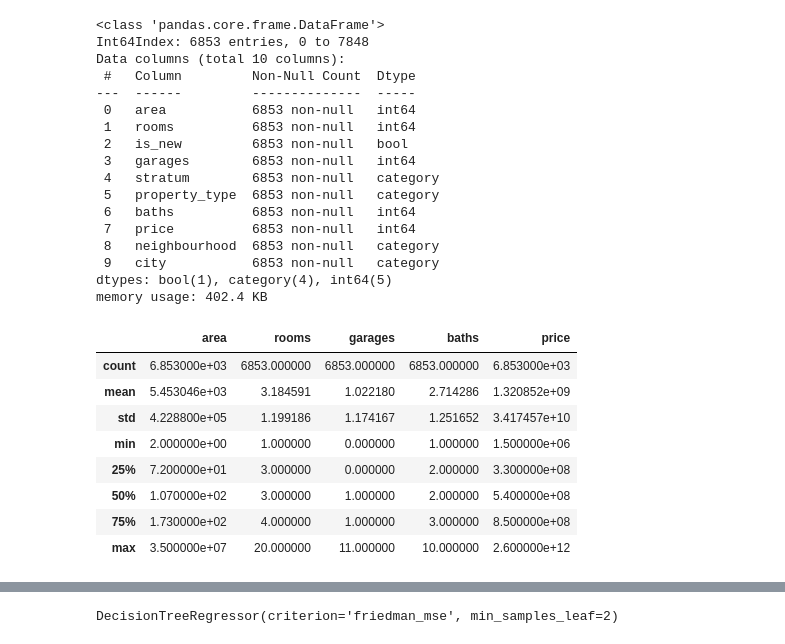
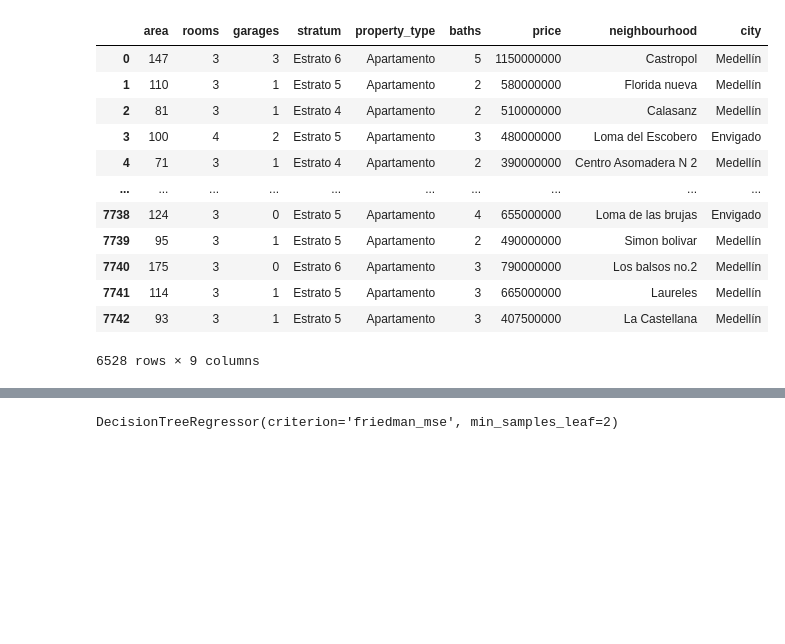
Before and after one commit to samuelperezh/propyapp-app-tic1, a Jupyter notebook: models.ipynb, the cells around one changed output, grey strips where cells are left out. Drawn from its saved outputs; the diff is of its cells as text; code cells hidden in the pictures; blank space fills up the shorter version.

Commit message:
Refinamiento del scraper y EDA
Se corrigieron ciertos aspectos en la preparación de los datos para los modelos

```diff
--- a/models.ipynb
+++ b/models.ipynb
@@ -49,43 +6,35 @@ data['garages'] = data['garages'].replace('Más de 10', '11')
 # %%
-#Corrección de variables
+#Cargamos los datos
+data = pd.read_csv("data/medellin.csv")
+
+data = data.drop(columns=['is_new','property_id','min_price','company_name','client_type','latitude','longitude','zone'])
+data = data[(data.property_type == 'Casa')|(data.property_type == 'Apartamento')]
+data = data[data['rooms'] != 'Sin especificar']
+data = data[data['baths'] != 'Sin especificar']
+data['garages'] = data['garages'].replace('Sin especificar', 0)
+data['garages'] = data['garages'].replace('Más de 10', 11)
 data['area']=data['area'].astype('int64')
 data['rooms']=data['rooms'].astype('int64')
 data['garages']=data['garages'].astype('int64')
 data['property_type']=data['property_type'].astype('category')
 data['stratum']=data['stratum'].astype('category')
 data['baths']=data['baths'].astype('int64')
 data['price']=data['price'].astype('int64')
 data['neighbourhood']=data['neighbourhood'].astype('category')
 data['city']=data['city'].astype('category')
 
-data.info()
+data
 # %% [output]
+|  | area | rooms | garages | stratum | property_type | baths | price | neighbourhood | city |
+| 0 | 147 | 3 | 3 | Estrato 6 | Apartamento | 5 | 1150000000 | Castropol | Medellín |
+| 1 | 110 | 3 | 1 | Estrato 5 | Apartamento | 2 | 580000000 | Florida nueva | Medellín |
+| 2 | 81 | 3 | 1 | Estrato 4 | Apartamento | 2 | 510000000 | Calasanz | Medellín |
+| 3 | 100 | 4 | 2 | Estrato 5 | Apartamento | 3 | 480000000 | Loma del Escobero | Envigado |
+| 4 | 71 | 3 | 1 | Estrato 4 | Apartamento | 2 | 390000000 | Centro Asomadera N 2 | Medellín |
+| ... | ... | ... | ... | ... | ... | ... | ... | ... | ... |
+| 7738 | 124 | 3 | 0 | Estrato 5 | Apartamento | 4 | 655000000 | Loma de las brujas | Envigado |
+| 7739 | 95 | 3 | 1 | Estrato 5 | Apartamento | 2 | 490000000 | Simon bolivar | Medellín |
+| 7740 | 175 | 3 | 0 | Estrato 6 | Apartamento | 3 | 790000000 | Los balsos no.2 | Medellín |
+| 7741 | 114 | 3 | 1 | Estrato 5 | Apartamento | 3 | 665000000 | Laureles | Medellín |
+| 7742 | 93 | 3 | 1 | Estrato 5 | Apartamento | 3 | 407500000 | La Castellana | Medellín |
-<class 'pandas.core.frame.DataFrame'>
-Int64Index: 6853 entries, 0 to 7848
-Data columns (total 10 columns):
- #   Column         Non-Null Count  Dtype
----  ------         --------------  -----
- 0   area           6853 non-null   int64
- 1   rooms          6853 non-null   int64
- 2   is_new         6853 non-null   bool
- 3   garages        6853 non-null   int64
- 4   stratum        6853 non-null   category
- 5   property_type  6853 non-null   category
- 6   baths          6853 non-null   int64
- 7   price          6853 non-null   int64
- 8   neighbourhood  6853 non-null   category
- 9   city           6853 non-null   category
-dtypes: bool(1), category(4), int64(5)
-memory usage: 402.4 KB
+6528 rows × 9 columns
-# %%
-data.describe()
-# %% [output]
-|  | area | rooms | garages | baths | price |
-| count | 6.853000e+03 | 6853.000000 | 6853.000000 | 6853.000000 | 6.853000e+03 |
-| mean | 5.453046e+03 | 3.184591 | 1.022180 | 2.714286 | 1.320852e+09 |
-| std | 4.228800e+05 | 1.199186 | 1.174167 | 1.251652 | 3.417457e+10 |
-| min | 2.000000e+00 | 1.000000 | 0.000000 | 1.000000 | 1.500000e+06 |
-| 25% | 7.200000e+01 | 3.000000 | 0.000000 | 2.000000 | 3.300000e+08 |
-| 50% | 1.070000e+02 | 3.000000 | 1.000000 | 2.000000 | 5.400000e+08 |
-| 75% | 1.730000e+02 | 4.000000 | 1.000000 | 3.000000 | 8.500000e+08 |
-| max | 3.500000e+07 | 20.000000 | 11.000000 | 10.000000 | 2.600000e+12 |
```
Also changed, not shown: parts of 7 cells of this notebook, 1 other file.
